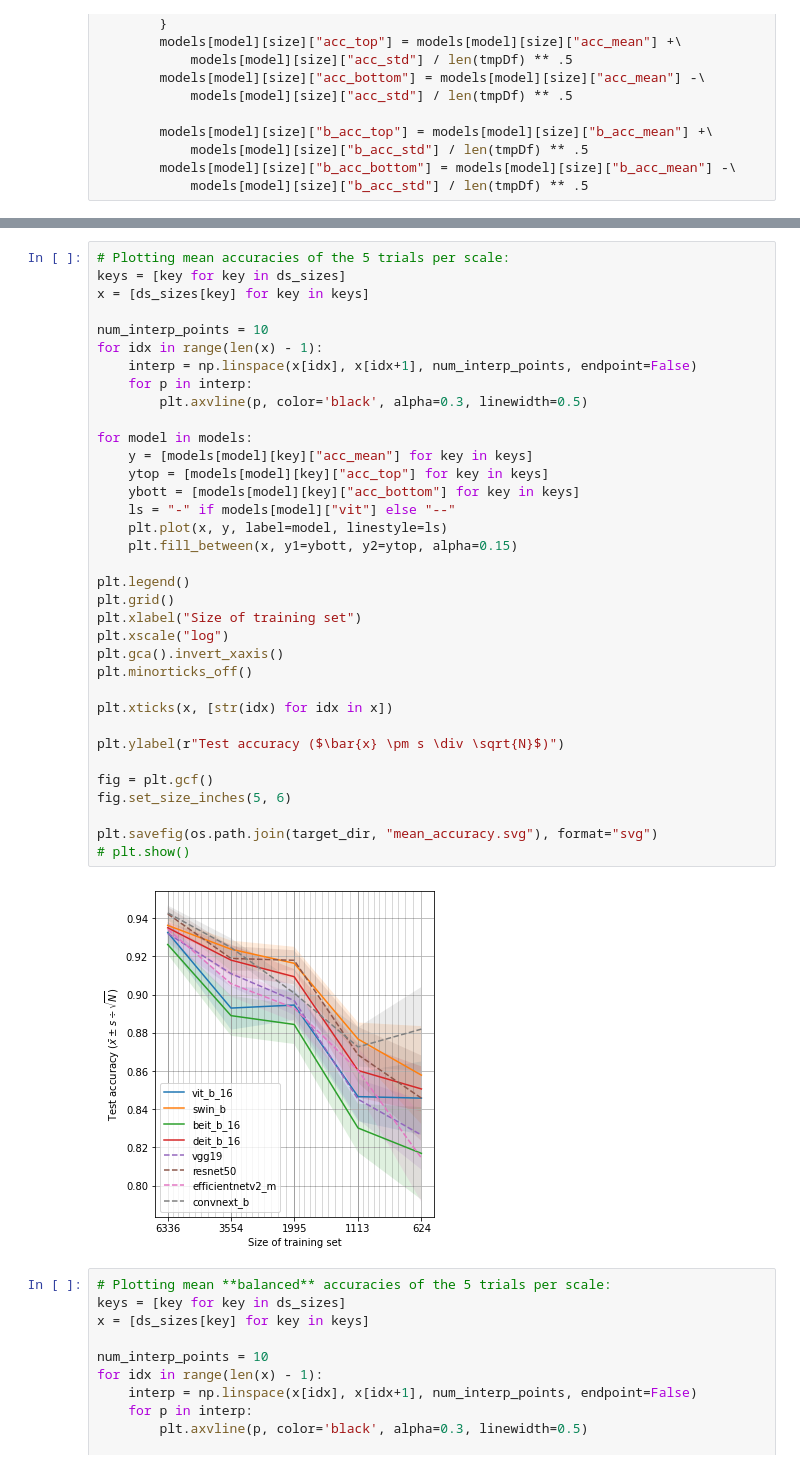
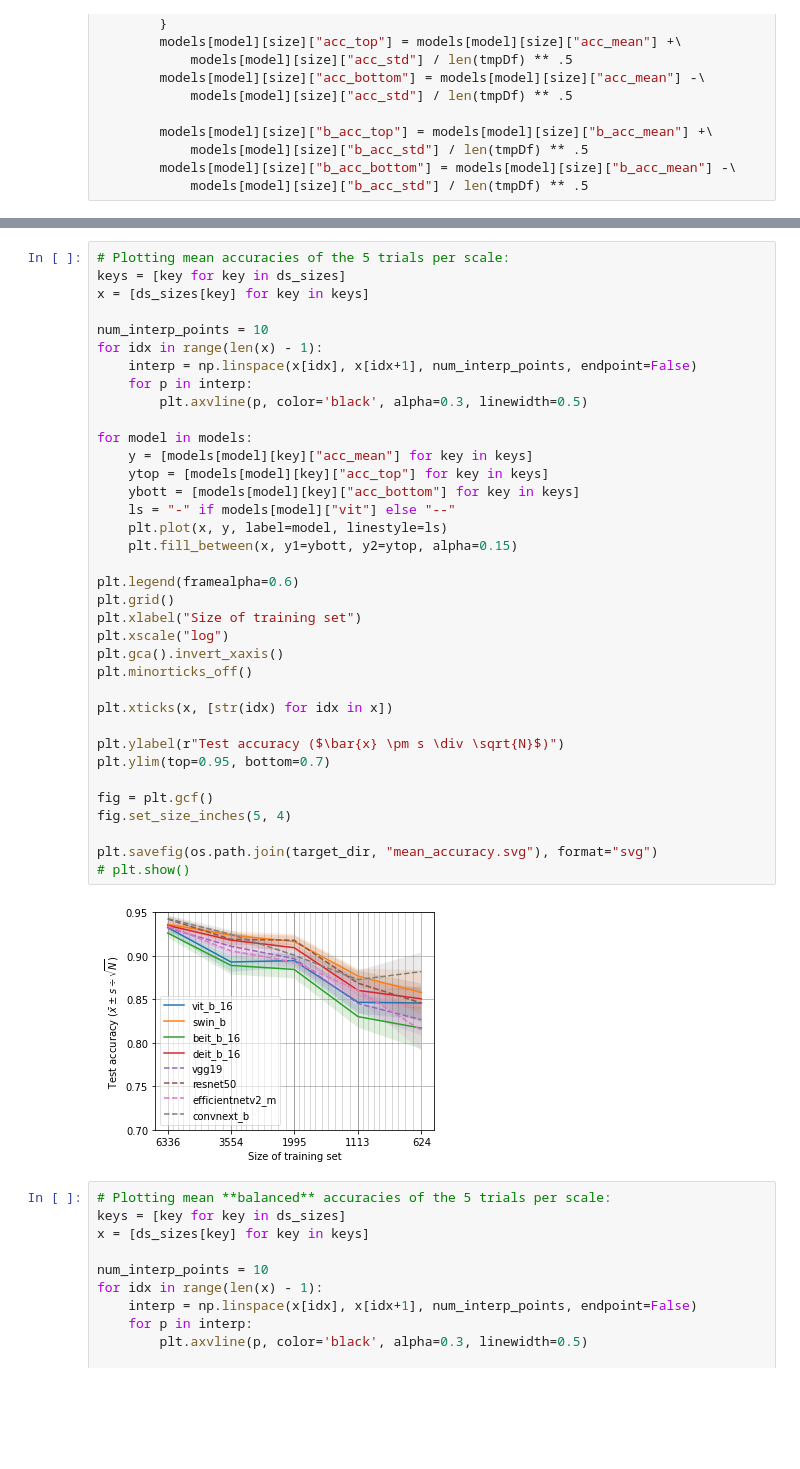
Before and after one commit to IndoorAdventurer/ViTTransferLearningForArtClassification, a Jupyter notebook: result_analysis/scale_exp.ipynb, the cells around one changed output, grey strips where cells are left out. Drawn from its saved outputs; the diff is of its cells as text; blank space fills up the shorter version.

```diff
--- a/result_analysis/scale_exp.ipynb
+++ b/result_analysis/scale_exp.ipynb
@@ -136,36 +136,37 @@ x = [ds_sizes[key] for key in keys]
 
 num_interp_points = 10
 for idx in range(len(x) - 1):
     interp = np.linspace(x[idx], x[idx+1], num_interp_points, endpoint=False)
     for p in interp:
         plt.axvline(p, color='black', alpha=0.3, linewidth=0.5)
 
 for model in models:
     y = [models[model][key]["acc_mean"] for key in keys]
     ytop = [models[model][key]["acc_top"] for key in keys]
     ybott = [models[model][key]["acc_bottom"] for key in keys]
     ls = "-" if models[model]["vit"] else "--"
     plt.plot(x, y, label=model, linestyle=ls)
     plt.fill_between(x, y1=ybott, y2=ytop, alpha=0.15)
 
-plt.legend()
+plt.legend(framealpha=0.6)
 plt.grid()
 plt.xlabel("Size of training set")
 plt.xscale("log")
 plt.gca().invert_xaxis()
 plt.minorticks_off()
 
 plt.xticks(x, [str(idx) for idx in x])
 
 plt.ylabel(r"Test accuracy ($\bar{x} \pm s \div \sqrt{N}$)")
+plt.ylim(top=0.95, bottom=0.7)
 
 fig = plt.gcf()
-fig.set_size_inches(5, 6)
+fig.set_size_inches(5, 4)
 
 plt.savefig(os.path.join(target_dir, "mean_accuracy.svg"), format="svg")
 # plt.show()
 # %% [output]
-[figure, old version]
+[figure, new version]
 # %%
 # Plotting mean **balanced** accuracies of the 5 trials per scale:
 keys = [key for key in ds_sizes]
```
Also changed, not shown: 25 other files.
